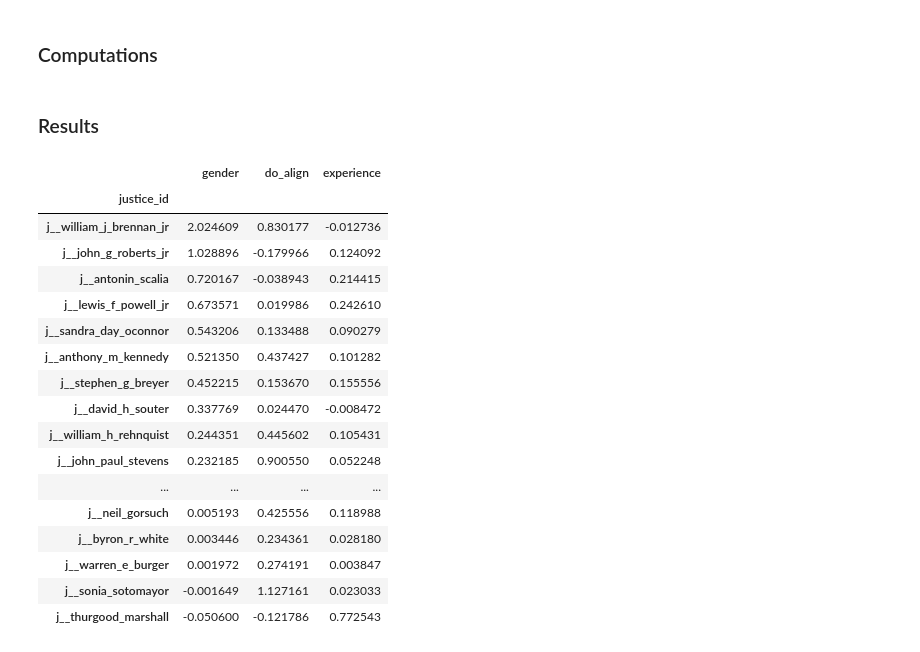
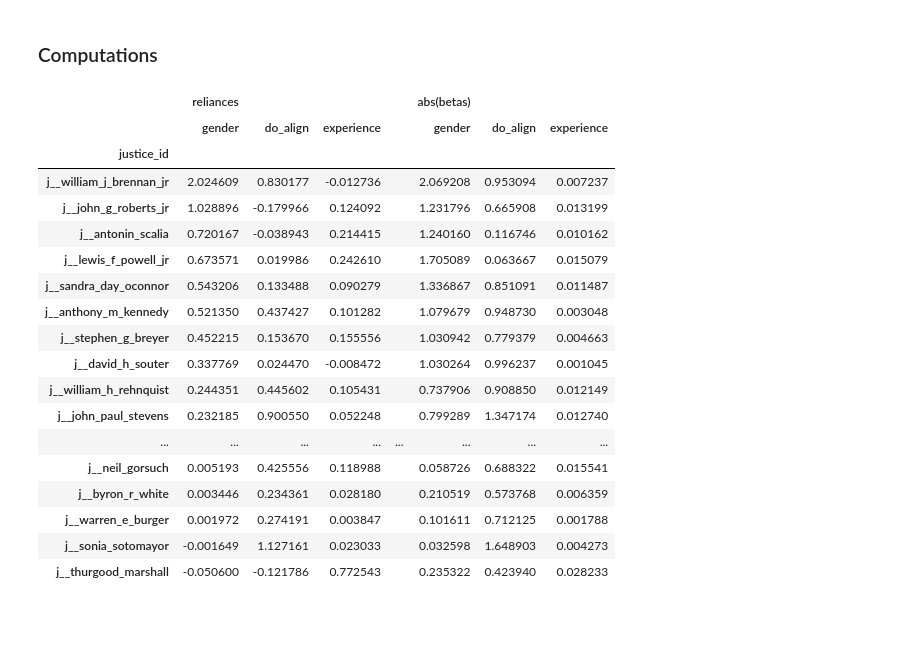
Before and after one commit to danielVebman/scorpus, a Jupyter notebook: v2/analysis.ipynb, the cells around one changed output. Saved outputs shown, nothing was run; the diff lists cells and outputs as text; code cells hidden in the pictures; blank space fills up the shorter version.

Commit message:
Reliances

```diff
--- a/v2/analysis.ipynb
+++ b/v2/analysis.ipynb
@@ -410,6 +410,13 @@ plt.show()
 ## Reliance
 # %% [markdown]
 ### Computations
+# %%
+def get_params(interruptions):
+  Y = interruptions.interruption_rate
+  X = interruptions[['gender', 'do_align', 'experience']].copy()
+  X = sm.add_constant(X).replace({ False: 0, True: 1 })
+  reg = sm.RLM(Y, X).fit()
+  return reg.params
 # %%
 L = lambda y, y_hat: np.square(y - y_hat)
 def categorical_loss(interruptions, col):
@@ -444,11 +451,16 @@ def baseline_loss(interruptions):
   return L(Y, reg.predict(X)).mean()
 # %%
 rs = []
+betas = []
 cols = ['gender', 'do_align', 'experience']
 for justice in interruptions.justice_id.unique():
   inter = interruptions.query('justice_id == @justice')
   rs.append([justice] + [categorical_loss(inter, col) for col in cols])
+  params = get_params(inter)
+  params['justice_id'] = justice
+  betas.append(params)
 rs = pd.DataFrame(rs, columns=['justice_id'] + cols).set_index('justice_id')
+betas = pd.DataFrame(betas, columns=['justice_id'] + cols).set_index('justice_id')
 # %%
 bs = []
 for justice in interruptions.justice_id.unique():
@@ -459,28 +471,3 @@ bs = pd.DataFrame(bs, columns=['justice_id', 'baseline']).set_index('justice_id'
 reliances = pd.DataFrame(index=rs.index)
 for col in rs.columns:
   reliances[col] = rs[col] - bs
-# %% [markdown]
-### Results
-# %%
-reliances.sort_values(by='gender', ascending=False).drop(labels='j__clarence_thomas').style.background_gradient(axis=None)
-# does it make sense that some of these would be negative?
-# Yes... estimation error; we didn't perfectly estimate the conditional expectation.
-# %% [output]
-|  | gender | do_align | experience |
-| justice_id |  |  |  |
-| j__william_j_brennan_jr | 2.024609 | 0.830177 | -0.012736 |
-| j__john_g_roberts_jr | 1.028896 | -0.179966 | 0.124092 |
-| j__antonin_scalia | 0.720167 | -0.038943 | 0.214415 |
-| j__lewis_f_powell_jr | 0.673571 | 0.019986 | 0.242610 |
-| j__sandra_day_oconnor | 0.543206 | 0.133488 | 0.090279 |
-| j__anthony_m_kennedy | 0.521350 | 0.437427 | 0.101282 |
-| j__stephen_g_breyer | 0.452215 | 0.153670 | 0.155556 |
-| j__david_h_souter | 0.337769 | 0.024470 | -0.008472 |
-| j__william_h_rehnquist | 0.244351 | 0.445602 | 0.105431 |
-| j__john_paul_stevens | 0.232185 | 0.900550 | 0.052248 |
-| ... | ... | ... | ... |
-| j__neil_gorsuch | 0.005193 | 0.425556 | 0.118988 |
-| j__byron_r_white | 0.003446 | 0.234361 | 0.028180 |
-| j__warren_e_burger | 0.001972 | 0.274191 | 0.003847 |
-| j__sonia_sotomayor | -0.001649 | 1.127161 | 0.023033 |
-| j__thurgood_marshall | -0.050600 | -0.121786 | 0.772543 |
@@ -488,0 +474,26 @@ reliances.sort_values(by='gender', ascending=False).drop(labels='j__clarence_tho
+# %%
+pd.concat({ 'reliances': reliances, ' ': pd.Series(' ', index=reliances.index, name=' '), 'abs(betas)': abs(betas) }, axis=1) \
+  .sort_values(by=('reliances', 'gender'), ascending=False) \
+  .drop(labels='j__clarence_thomas').style \
+  .background_gradient(axis=None, subset='reliances', cmap='copper') \
+  .background_gradient(axis=None, subset='abs(betas)', cmap='copper')
+# %% [output]
+|  | reliances |  |  |  | abs(betas) |  |  |
+|  | gender | do_align | experience |  | gender | do_align | experience |
+| justice_id |  |  |  |  |  |  |  |
+| j__william_j_brennan_jr | 2.024609 | 0.830177 | -0.012736 |  | 2.069208 | 0.953094 | 0.007237 |
+| j__john_g_roberts_jr | 1.028896 | -0.179966 | 0.124092 |  | 1.231796 | 0.665908 | 0.013199 |
+| j__antonin_scalia | 0.720167 | -0.038943 | 0.214415 |  | 1.240160 | 0.116746 | 0.010162 |
+| j__lewis_f_powell_jr | 0.673571 | 0.019986 | 0.242610 |  | 1.705089 | 0.063667 | 0.015079 |
+| j__sandra_day_oconnor | 0.543206 | 0.133488 | 0.090279 |  | 1.336867 | 0.851091 | 0.011487 |
+| j__anthony_m_kennedy | 0.521350 | 0.437427 | 0.101282 |  | 1.079679 | 0.948730 | 0.003048 |
+| j__stephen_g_breyer | 0.452215 | 0.153670 | 0.155556 |  | 1.030942 | 0.779379 | 0.004663 |
+| j__david_h_souter | 0.337769 | 0.024470 | -0.008472 |  | 1.030264 | 0.996237 | 0.001045 |
+| j__william_h_rehnquist | 0.244351 | 0.445602 | 0.105431 |  | 0.737906 | 0.908850 | 0.012149 |
+| j__john_paul_stevens | 0.232185 | 0.900550 | 0.052248 |  | 0.799289 | 1.347174 | 0.012740 |
+| ... | ... | ... | ... | ... | ... | ... | ... |
+| j__neil_gorsuch | 0.005193 | 0.425556 | 0.118988 |  | 0.058726 | 0.688322 | 0.015541 |
+| j__byron_r_white | 0.003446 | 0.234361 | 0.028180 |  | 0.210519 | 0.573768 | 0.006359 |
+| j__warren_e_burger | 0.001972 | 0.274191 | 0.003847 |  | 0.101611 | 0.712125 | 0.001788 |
+| j__sonia_sotomayor | -0.001649 | 1.127161 | 0.023033 |  | 0.032598 | 1.648903 | 0.004273 |
+| j__thurgood_marshall | -0.050600 | -0.121786 | 0.772543 |  | 0.235322 | 0.423940 | 0.028233 |
```
Also changed, not shown: parts of 1 cell of this notebook.
